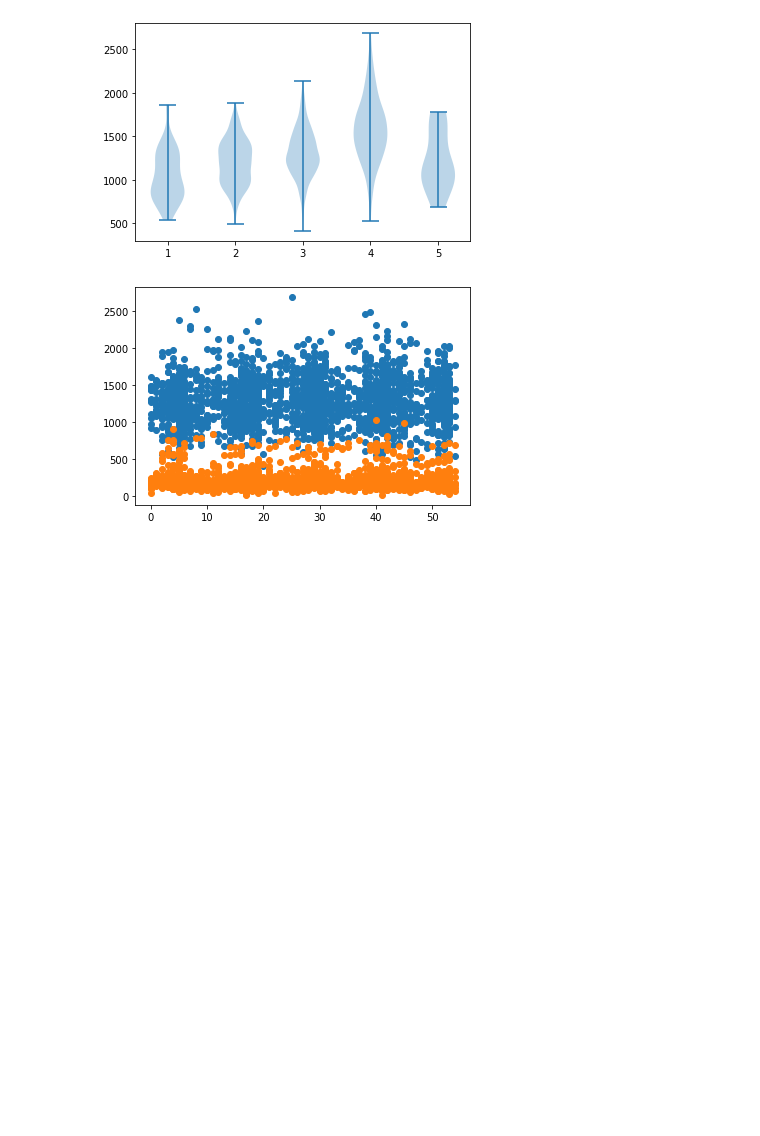
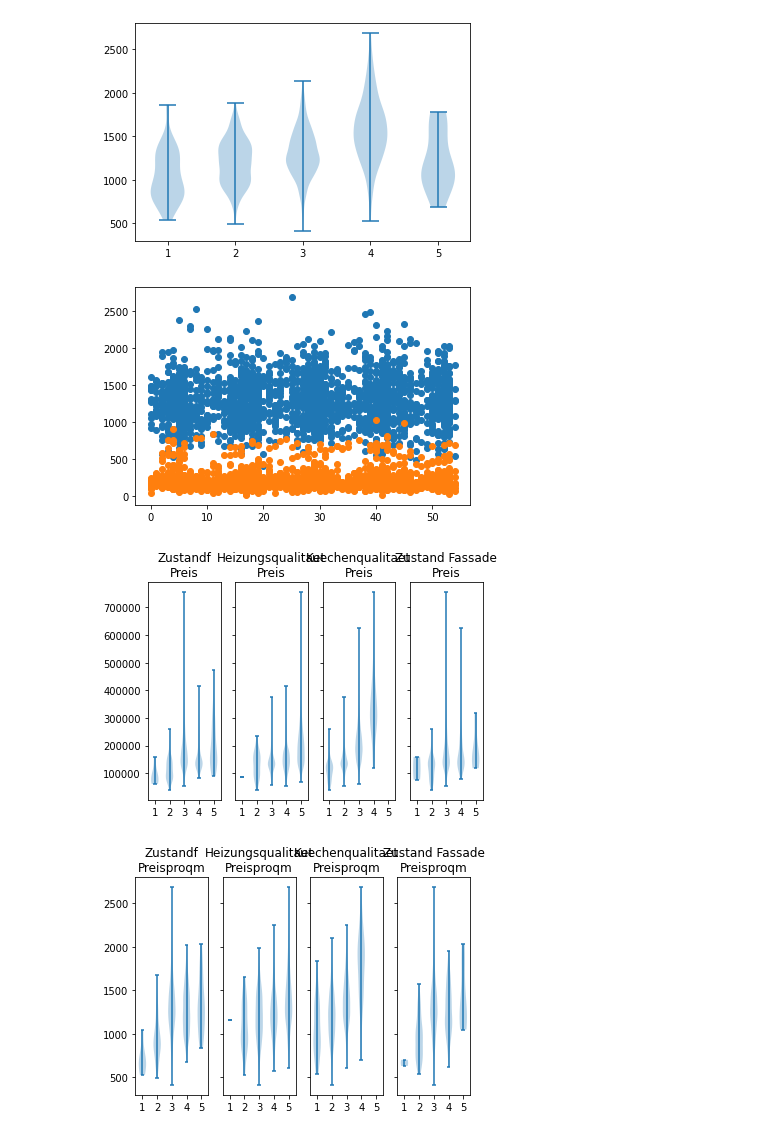
Before and after one commit to CrossField1973/DataScienceProject_01, a Jupyter notebook: housing_data.ipynb, the cells around one changed output. Saved outputs shown, nothing was run; the diff lists cells and outputs as text; code cells hidden in the pictures; blank space fills up the shorter version.

```diff
--- a/housing_data.ipynb
+++ b/housing_data.ipynb
@@ -199,3 +214,33 @@ plt.show()
 # Es werden teurere Wohnungen in den Sommermonaten verkauft, auch deutlich mehr
 # %% [output]
 [figure]
+# %%
+# Heizungsqualitaet, Kuechnqualitaet, Fassadenqualitaet und Zustand
+# (Zustandf, damit ein Vergleich einfacher moeglich ist)
+
+
+keys = ["Zustandf", "Heizungsqualitaet", "Kuechenqualitaet", "Zustand Fassade"]
+rows = ["Preis", "Preisproqm"]
+
+for f in range(len(rows)):
+    fig, axs = plt.subplots(1, len(keys), sharex=True, sharey=True)
+    for x in range(len(keys)):
+        quality = np.sort(housing_data[keys[x]].unique())
+        data = [None]*len(quality)
+        for i in range(len(quality)):
+            data[i] = housing_data[housing_data[keys[x]] == quality[i]][rows[f]]
+        axs[x].violinplot(data)
+        axs[x].set_title(str(keys[x] + "\n" + rows[f]))
+        axs[x].set_xticks([1,2,3,4,5])
+    plt.show()
+
+
+    # Man kann einige preisliche Anstiege sehen, besonders bei der Kuechenqualität vs Preis
+    # da ist wohl nur das Problem, dass der rest der Wohnung wohl auch luxurioeser wird und
+    # das für die Arbeit NICHT gewollt ist, ( es soll Geld mit einzelnen, wenn auch mehreren Renovationen gemacht werden
+    # nicht mit einem Umbau in ein neues Haus!)
+    # hier sehen wir mehrere Ausreisser bei dem Verkaufspreis, diese sind aber für die weitere Arbeit nicht sehr wichtig,
+    # da es genug weitere Datenpunkte gibt.
+# %% [output]
+[figure, added]
+[figure, added]
```
Also changed, not shown: parts of 2 cells of this notebook, 1 other file.
